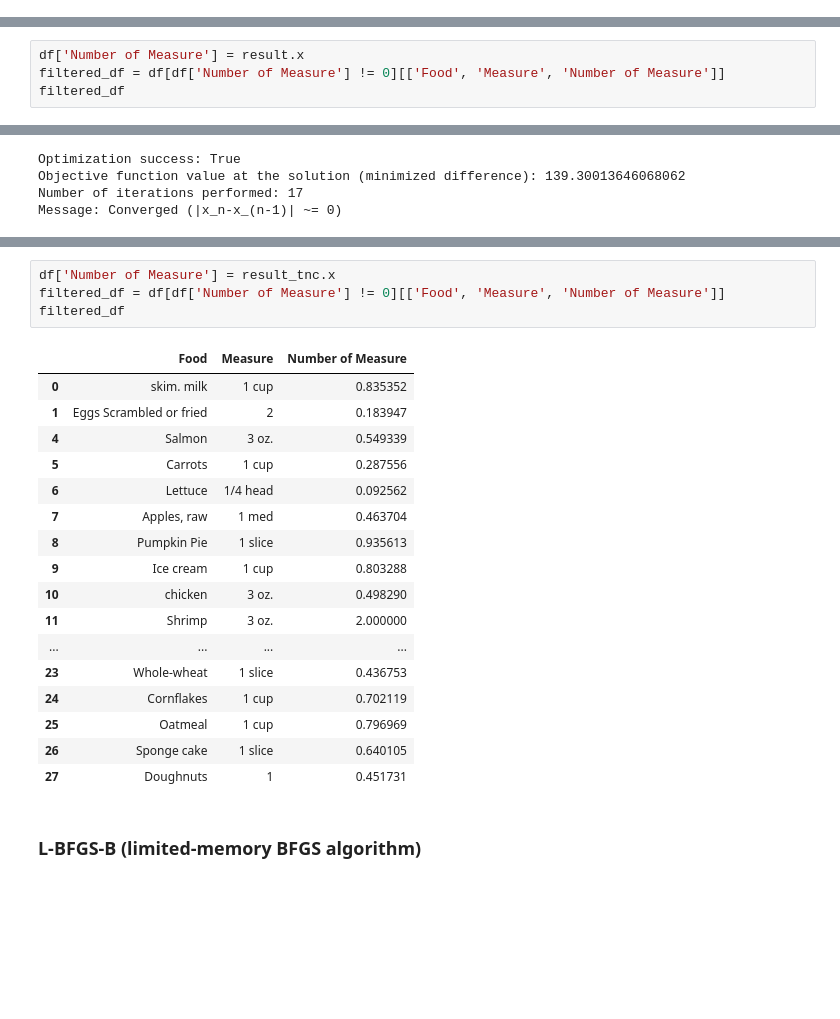
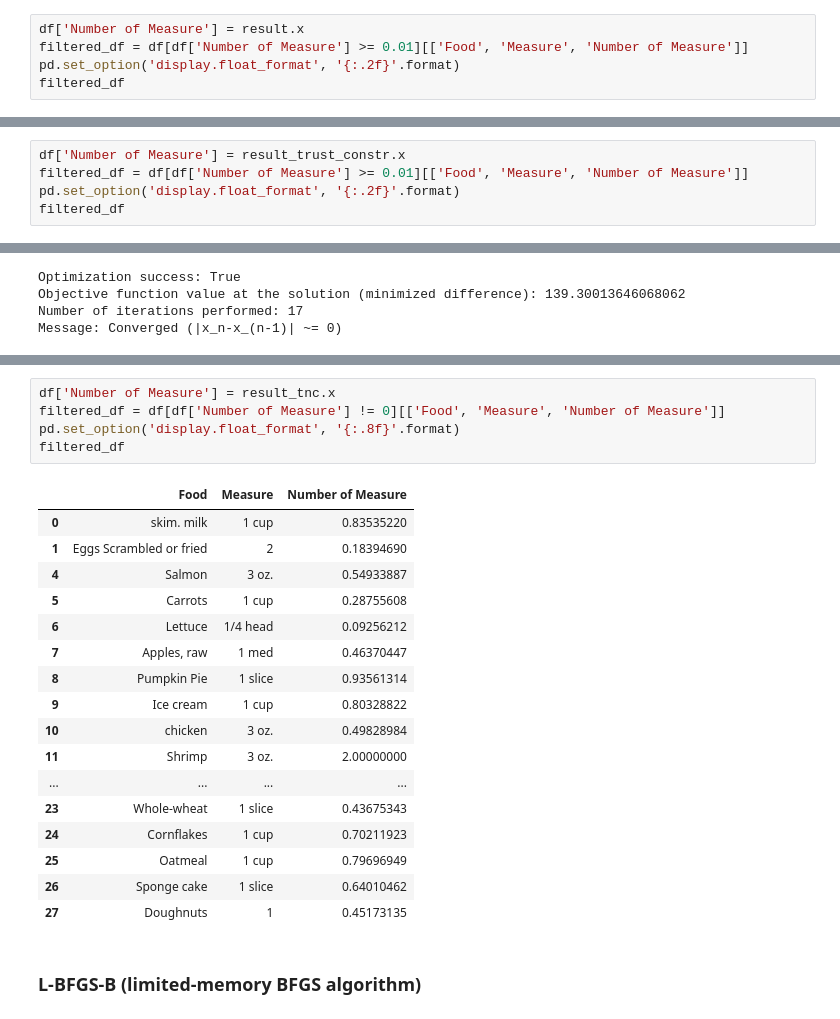
Before and after one commit to matthewtg00/CSE-543T-Final-Project, a Jupyter notebook: nutrients.ipynb, the cells around one changed output, grey strips where cells are left out. Drawn from its saved outputs; the diff is of its cells as text; blank space fills up the shorter version.

```diff
--- a/nutrients.ipynb
+++ b/nutrients.ipynb
@@ -312,0 +295,5 @@ df
+# %%
+df['Number of Measure'] = result.x
+filtered_df = df[df['Number of Measure'] >= 0.01][['Food', 'Measure', 'Number of Measure']]
+pd.set_option('display.float_format', '{:.2f}'.format)
+filtered_df
@@ -362,8 +361,9 @@ print(preference)
 12.328840045350505
 10.000129933602617
 # %%
-df['Number of Measure'] = result.x
-filtered_df = df[df['Number of Measure'] != 0][['Food', 'Measure', 'Number of Measure']]
+df['Number of Measure'] = result_trust_constr.x
+filtered_df = df[df['Number of Measure'] >= 0.01][['Food', 'Measure', 'Number of Measure']]
+pd.set_option('display.float_format', '{:.2f}'.format)
 filtered_df
 # %% [output]
 |  | Food | Measure | Number of Measure |
@@ -451,25 +447,26 @@ Preference Factor Sum:  9.506825765840306
 # %%
 df['Number of Measure'] = result_tnc.x
 filtered_df = df[df['Number of Measure'] != 0][['Food', 'Measure', 'Number of Measure']]
+pd.set_option('display.float_format', '{:.8f}'.format)
 filtered_df
 # %% [output]
 |  | Food | Measure | Number of Measure |
-| 0 | skim. milk | 1 cup | 0.835352 |
-| 1 | Eggs Scrambled or fried | 2 | 0.183947 |
-| 4 | Salmon | 3 oz. | 0.549339 |
-| 5 | Carrots | 1 cup | 0.287556 |
-| 6 | Lettuce | 1/4 head | 0.092562 |
-| 7 | Apples, raw | 1 med | 0.463704 |
-| 8 | Pumpkin Pie | 1 slice | 0.935613 |
-| 9 | Ice cream | 1 cup | 0.803288 |
-| 10 | chicken | 3 oz. | 0.498290 |
-| 11 | Shrimp | 3 oz. | 2.000000 |
+| 0 | skim. milk | 1 cup | 0.83535220 |
+| 1 | Eggs Scrambled or fried | 2 | 0.18394690 |
+| 4 | Salmon | 3 oz. | 0.54933887 |
+| 5 | Carrots | 1 cup | 0.28755608 |
+| 6 | Lettuce | 1/4 head | 0.09256212 |
+| 7 | Apples, raw | 1 med | 0.46370447 |
+| 8 | Pumpkin Pie | 1 slice | 0.93561314 |
+| 9 | Ice cream | 1 cup | 0.80328822 |
+| 10 | chicken | 3 oz. | 0.49828984 |
+| 11 | Shrimp | 3 oz. | 2.00000000 |
 | ... | ... | ... | ... |
-| 23 | Whole-wheat | 1 slice | 0.436753 |
-| 24 | Cornflakes | 1 cup | 0.702119 |
-| 25 | Oatmeal | 1 cup | 0.796969 |
-| 26 | Sponge cake | 1 slice | 0.640105 |
-| 27 | Doughnuts | 1 | 0.451731 |
+| 23 | Whole-wheat | 1 slice | 0.43675343 |
+| 24 | Cornflakes | 1 cup | 0.70211923 |
+| 25 | Oatmeal | 1 cup | 0.79696949 |
+| 26 | Sponge cake | 1 slice | 0.64010462 |
+| 27 | Doughnuts | 1 | 0.45173135 |
 # %% [markdown]
 ### L-BFGS-B (limited-memory BFGS algorithm)
 # %%
```
Also changed, not shown: parts of 4 cells of this notebook.
